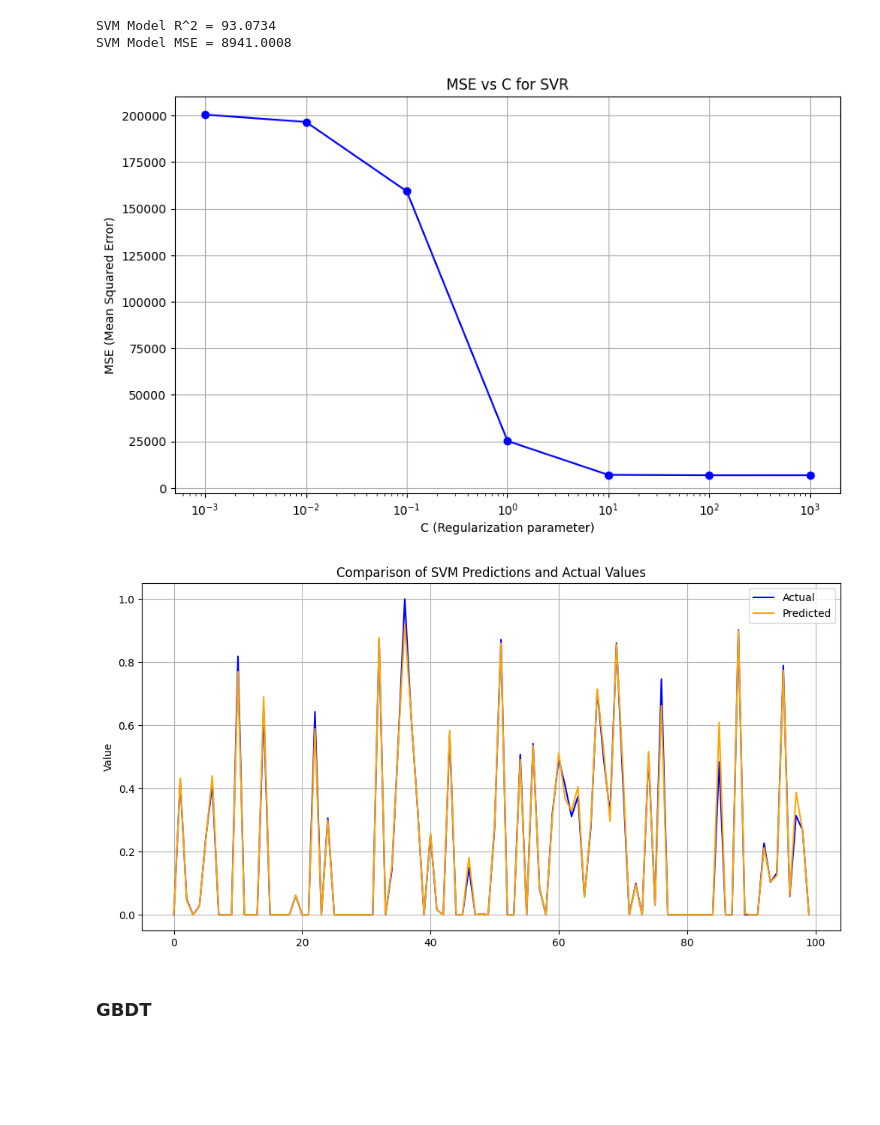
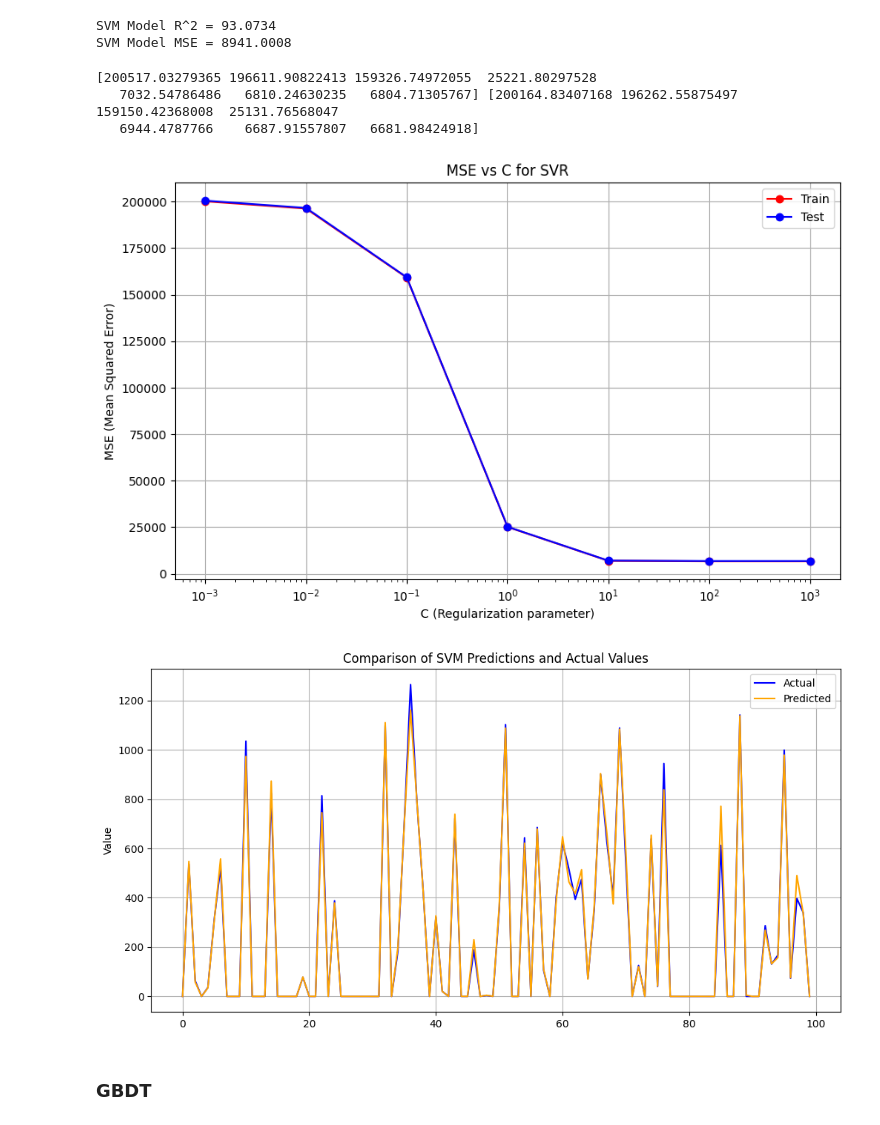
Before and after one commit to HarryXiong24/postgraduate-code-collection, a Jupyter notebook: Winter 2024/ML/project/main.ipynb, the cells around one changed output. Drawn from its saved outputs; the diff is of its cells as text; code cells hidden in the pictures; blank space fills up the shorter version.

```diff
--- a/Winter 2024/ML/project/main.ipynb
+++ b/Winter 2024/ML/project/main.ipynb
@@ -320,58 +320,59 @@ SVM Model R^2 = 93.0734
 SVM Model MSE = 8941.0008
 # %%
 C_range = grid_search.param_grid["C"]
-mse_scores = -grid_search.cv_results_["mean_test_score"]
+mse_train_scores = grid_search.cv_results_["mean_train_score"]
+mse_scores = grid_search.cv_results_["mean_test_score"]
 
 # transform the scores to positive
 mse_scores = np.abs(mse_scores)
+mse_train_scores = np.abs(mse_train_scores)
+
+print(mse_scores, mse_train_scores)
 
 # output the best C value
 plt.figure(figsize=(10, 6))
-plt.plot(C_range, mse_scores, marker="o", linestyle="-", color="b")
+plt.plot(
+    C_range, mse_train_scores, marker="o", linestyle="-", color="red", label="Train"
+)
+plt.plot(C_range, mse_scores, marker="o", linestyle="-", color="blue", label="Test")
 plt.xscale("log")
 plt.xlabel("C (Regularization parameter)")
 plt.ylabel("MSE (Mean Squared Error)")
 plt.title("MSE vs C for SVR")
 plt.grid(True)
+plt.legend()
 plt.show()
 # %% [output]
+[200517.03279365 196611.90822413 159326.74972055  25221.80297528
+   7032.54786486   6810.24630235   6804.71305767] [200164.83407168 196262.55875497 159150.42368008  25131.76568047
+   6944.4787766    6687.91557807   6681.98424918]
-[figure, old version]
+[figure, new version]
 # %%
 sample_size = 100
 y_test_array = y_test.values.reshape(-1, 1)
 y_pred_svm_array = y_pred_svm.reshape(-1, 1)
 
-values = np.vstack((y_test_array, y_pred_svm_array))
-
-# Now apply MinMaxScaler
-scaler = MinMaxScaler()
-values_scaled = scaler.fit_transform(values)
-
-# Split the arrays back into the original sizes after scaling
-scaled_y_test = values_scaled[: len(y_test)]
-scaled_y_pred_svm = values_scaled[len(y_pred_svm) :]
-
 plt.figure(figsize=(12, 6))
 plt.plot(
     range(sample_size),
-    scaled_y_test[:sample_size],
+    y_test_array[:sample_size],
     label="Actual",
     color="blue",
 )
 plt.plot(
     range(sample_size),
-    scaled_y_pred_svm[:sample_size],
+    y_pred_svm_array[:sample_size],
     label="Predicted",
     color="orange",
 )
 
 plt.title("Comparison of SVM Predictions and Actual Values")
 plt.ylabel("Value")
 plt.legend()
 plt.grid(True)
 plt.show()
 # %% [output]
-[figure, old version]
+[figure, new version]
 # %% [markdown]
 ### GBDT
 # %%
```
Also changed, not shown: parts of 7 cells of this notebook.
